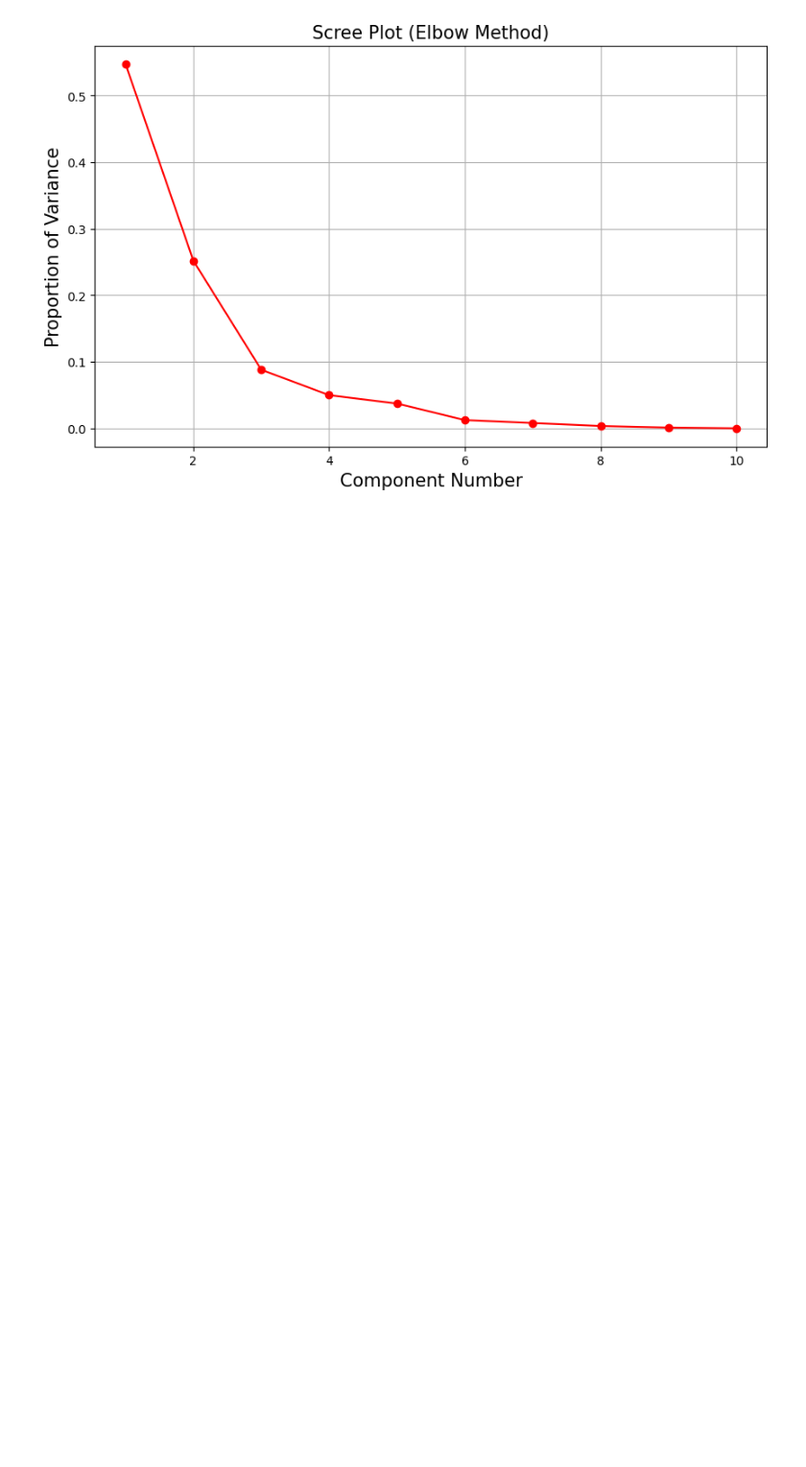
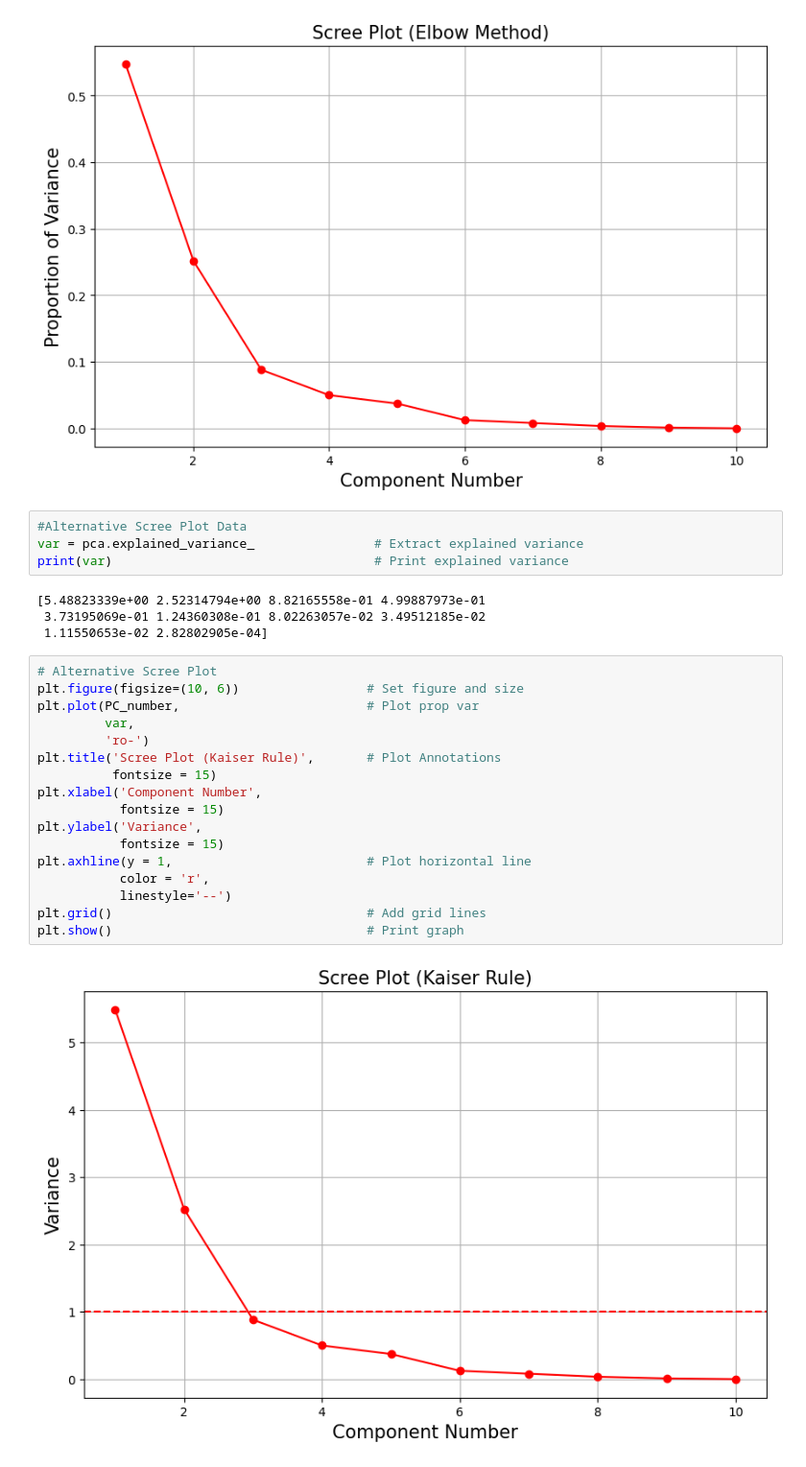
Before and after one commit to eRaBxEs/pca-breast-cancer, a Jupyter notebook: pca-in-action.ipynb, the cells around one changed output. Shown at 96% size. Cells and saved outputs as stored; diff of their text form; blank space fills up the shorter version.

Commit message:
add scree plot using the kaiser rule

```diff
--- a/pca-in-action.ipynb
+++ b/pca-in-action.ipynb
@@ -154,3 +154,30 @@ plt.grid()                                  # Add grid lines
 plt.show()                                  # Print graph
 # %% [output]
 [figure]
+# %%
+#Alternative Scree Plot Data
+var = pca.explained_variance_                # Extract explained variance
+print(var)                                   # Print explained variance
+# %% [output]
+[5.48823339e+00 2.52314794e+00 8.82165558e-01 4.99887973e-01
+ 3.73195069e-01 1.24360308e-01 8.02263057e-02 3.49512185e-02
+ 1.11550653e-02 2.82802905e-04]
+# %%
+# Alternative Scree Plot
+plt.figure(figsize=(10, 6))                 # Set figure and size
+plt.plot(PC_number,                         # Plot prop var
+         var,
+         'ro-')
+plt.title('Scree Plot (Kaiser Rule)',       # Plot Annotations
+          fontsize = 15)
+plt.xlabel('Component Number',
+           fontsize = 15)
+plt.ylabel('Variance',
+           fontsize = 15)
+plt.axhline(y = 1,                          # Plot horizontal line
+           color = 'r',
+           linestyle='--')
+plt.grid()                                  # Add grid lines
+plt.show()                                  # Print graph
+# %% [output]
+[figure, added]
```
